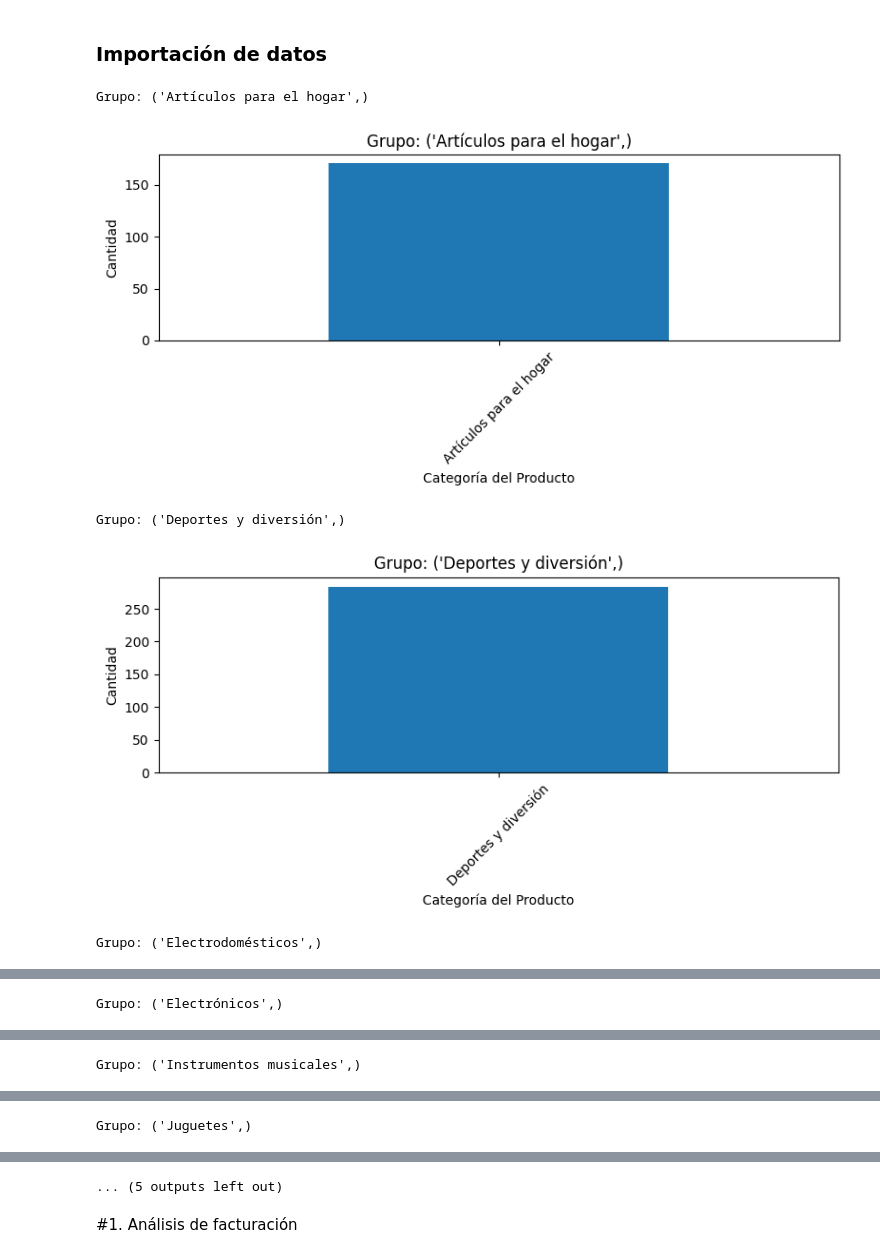
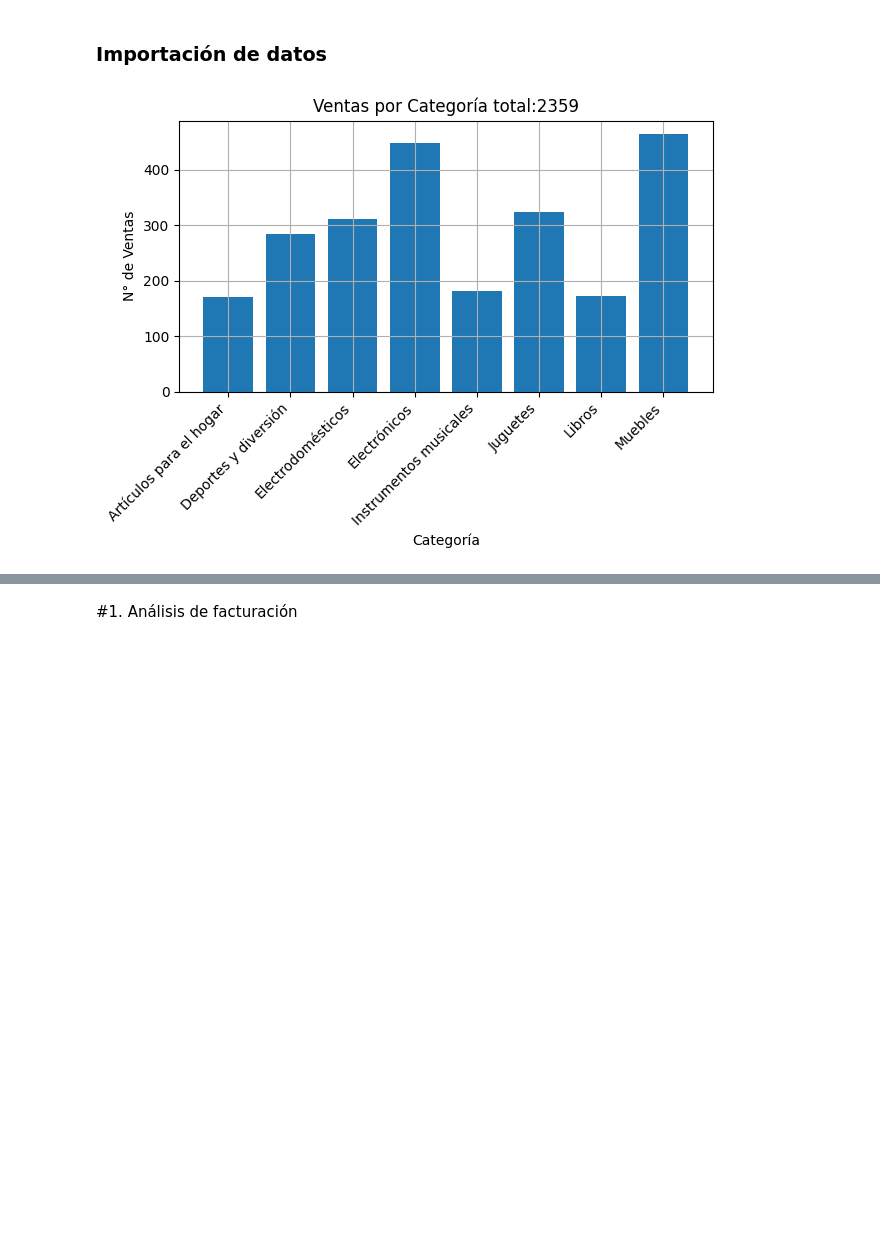
Before and after one commit to educhile1/challenge_datascience1-ONE, a Jupyter notebook: AluraStoreLatam.ipynb, the cells around one changed output, grey strips where cells are left out. Saved outputs shown, nothing was run; the diff lists cells and outputs as text; code cells hidden in the pictures; blank space fills up the shorter version.

```diff
--- a/AluraStoreLatam.ipynb
+++ b/AluraStoreLatam.ipynb
@@ -96,7 +4,7 @@ Grupo: ('Juguetes',)
 ### Importación de datos
 # %%
 import pandas as pd
-import matplotlib.pyplot as plt
+import matplotlib.pyplot  as plt
 
 
 
@@ -137,48 +45,55 @@ calPromTienda=  dataTienda['Calificación'].mean()
 
 #dataTienda.groupby("Producto").sum().hist()
 
 #print(totVentaTienda)
 #print(calPromTienda)
 #dataTiendaClear.info()
 %matplotlib inline
 
 catOrder=dataTiendaClear.groupby(['Categoría del Producto']) #.hist()
 
 
 
 total=0
 group_data = []  # Initialize an empty list to store group data
 for nombre, grupo_df in catOrder:
-          print(f"Grupo: {nombre}")
+          #print(f"Grupo: {nombre}")
         # grupo_df['Categoría del Producto'].value_counts()
 
           counts = grupo_df['Categoría del Producto'].value_counts()
           #total =+ counts.sum()
 
           # Fixed: Corrected indentation for lines inside the loop
-          plt.figure(figsize=(8, 4))
-          counts.plot(kind='bar')
-          plt.title(f'Grupo: {nombre}')
-          plt.xlabel('Categoría del Producto')
-          plt.ylabel('Cantidad')
-          plt.xticks(rotation=45)
-          plt.tight_layout()
-          plt.show()
+          #plt.figure(figsize=(8, 4))
+          #counts.plot(kind='bar')
+          #plt.title(f'Grupo: {nombre}')
+          #plt.xlabel('Categoría del Producto')
+          #plt.ylabel('Cantidad')
+          #plt.xticks(rotation=45)
+          #plt.tight_layout()
+          #plt.show()
           total += counts.sum()
-          total += counts.sum()  # Added line to sum counts to total
+          #total += counts.sum()  # Added line to sum counts to total
           group_data.append(
             {"Grupo": nombre, "Count": counts.sum()}
           )  # Append group data to the list
 
 
-print(total)
+
 
 # Print the stored group data
-for group in group_data:
-    print(f"Grupo: {group['Grupo']}, Count: {group['Count']}")
+#for group in group_data:
+#    print(f"Grupo: {group['Grupo']}, Count: {group['Count']}")
+
+grupos = [group['Grupo'][0] for group in group_data]  # Extract the string value from the tuple
+
+plt.bar(grupos, conteo)  # Use extracted data for plotting
+plt.xlabel('Categoría')  # Set x-axis label
+plt.ylabel('N° de Ventas')  # Set y-axis label
+plt.title(f"Ventas por Categoría total:"+str(total))  # Set title
+plt.xticks(rotation=45, ha='right')  # Rotate x-axis labels for better readability
+plt.tight_layout()  # Adjust layout to prevent labels from overlapping
+plt.grid()
+plt.show()
 # %% [output]
-Grupo: ('Artículos para el hogar',)
-[figure, old version]
+[figure, new version]
-Grupo: ('Deportes y diversión',)
-[figure, removed]
-Grupo: ('Electrodomésticos',)
@@ -186 +99,0 @@ Grupo: ('Electrodomésticos',)
-Grupo: ('Electrónicos',)
@@ -188 +99,0 @@ Grupo: ('Electrónicos',)
-Grupo: ('Instrumentos musicales',)
@@ -190 +99,0 @@ Grupo: ('Instrumentos musicales',)
-Grupo: ('Juguetes',)
@@ -192,4 +100,3 @@ Grupo: ('Juguetes',)
-... (5 outputs left out)
 # %% [markdown]
 #1. Análisis de facturación
 # %% [markdown]
```
Also changed, not shown: parts of 2 cells of this notebook.
